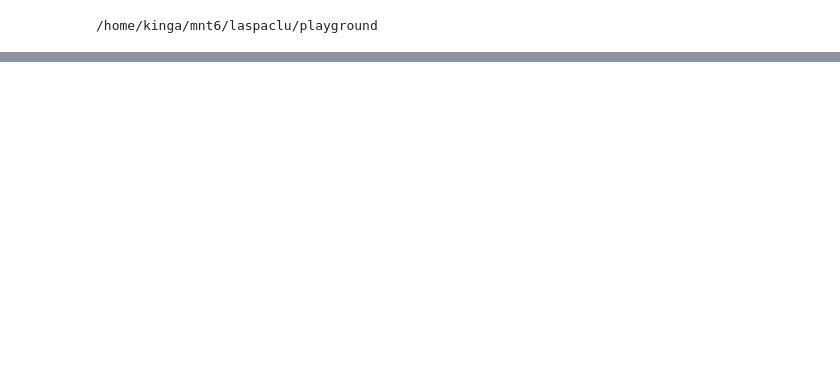
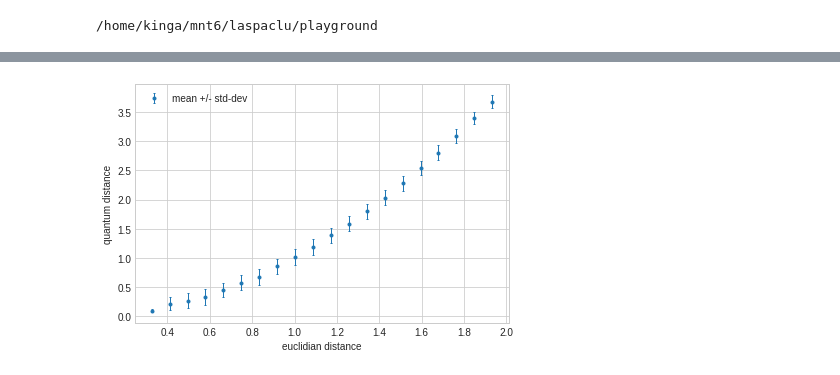
Before and after one commit to kingusiu/laspaclu, a Jupyter notebook: playground/stateprep_distcalc_test.ipynb, the cells around one changed output, grey strips where cells are left out. Saved outputs shown, nothing was run; the diff lists cells and outputs as text; code cells hidden in the pictures; blank space fills up the shorter version.

```diff
--- a/playground/stateprep_distcalc_test.ipynb
+++ b/playground/stateprep_distcalc_test.ipynb
@@ -124,0 +127,2 @@ fig.savefig(fig_dir+'/qdist_calc_err.png')
+# %%
+normalize = lambda v: v / np.sqrt(np.sum(v**2))
@@ -124,0 +147,11 @@ fig.savefig(fig_dir+'/qdist_calc_err.png')
+# %%
+plt.style.use('seaborn-whitegrid')
+# %%
+# plot results
+d_eucl_srtd, d_q_srtd, vectors_srtd = zip(*sorted(zip(dists_eucl, dists_q, vectors)))
+plt.scatter(d_eucl_srtd, d_q_srtd, marker='.', s=1)
+# plt.hist2D
+# profile plot: mean +/- err
+# matplotlib.hep tprofile
+plt.xlabel('euclidian distance')
+plt.ylabel('quantum distance')
@@ -124,0 +161,20 @@ fig.savefig(fig_dir+'/qdist_calc_err.png')
+# %%
+import scipy.stats
+fig_dir = '../fig/generic'
+x = np.array(d_eucl_srtd)
+y = np.array(d_q_srtd)
+means_result = scipy.stats.binned_statistic(x, [y, y**2], bins=20, range=(d_eucl_srtd[0],d_eucl_srtd[-1]), statistic='mean')
+means, means2 = means_result.statistic
+standard_deviations = np.sqrt(means2 - means**2)
+bin_edges = means_result.bin_edges
+bin_centers = (bin_edges[:-1] + bin_edges[1:])/2.
+
+fig = plt.figure()
+plt.errorbar(x=bin_centers, y=means, yerr=standard_deviations, elinewidth=1., linestyle='none', marker='.', capsize=1, label='mean +/- std-dev')
+plt.xlabel('euclidian distance')
+plt.ylabel('quantum distance')
+plt.legend(loc='best')
+plt.tight_layout()
+fig.savefig(fig_dir+'/qdist_calc_err_normalized.png')
+# %% [output]
+[figure, added]
```
Also changed, not shown: parts of 9 cells of this notebook, 4 other files.
